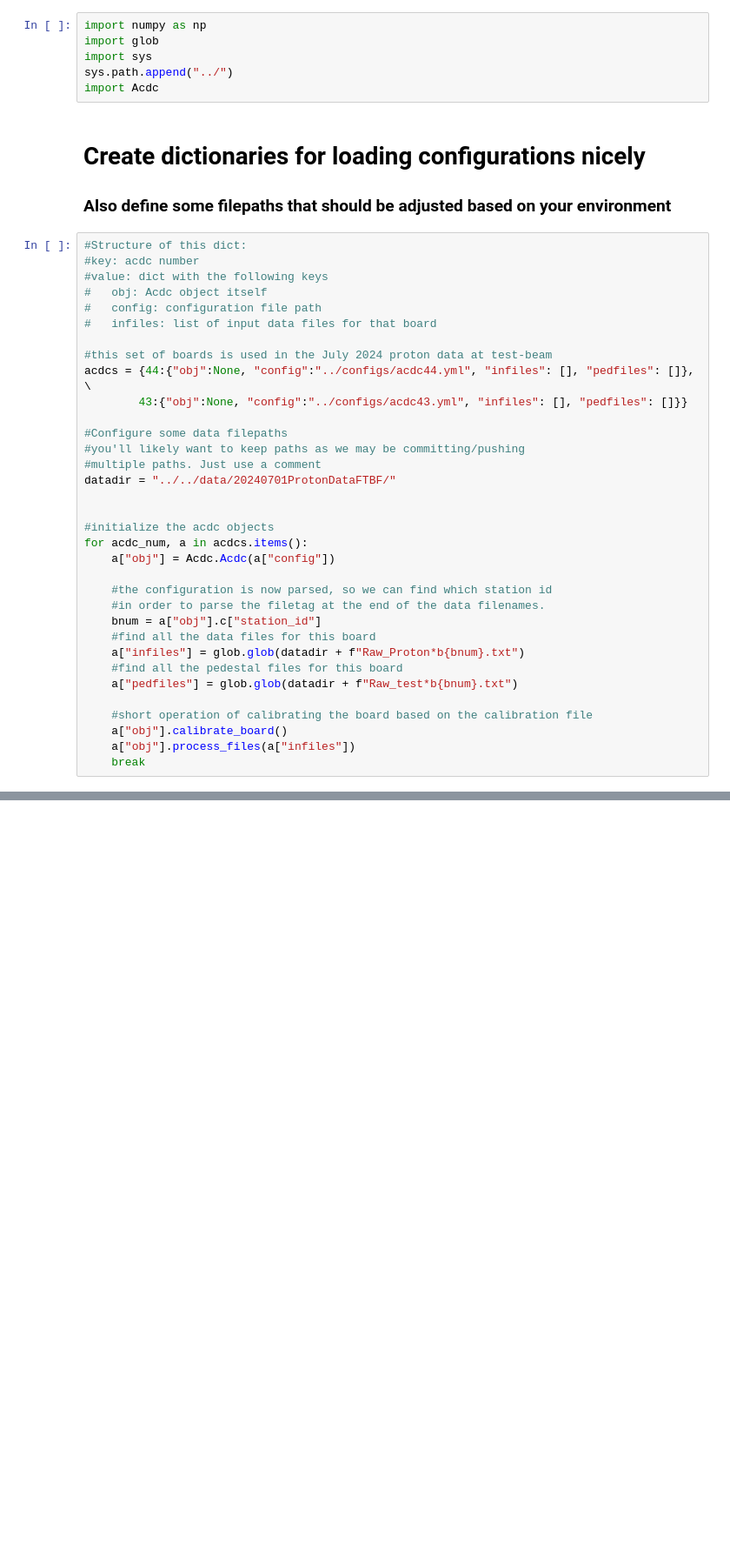
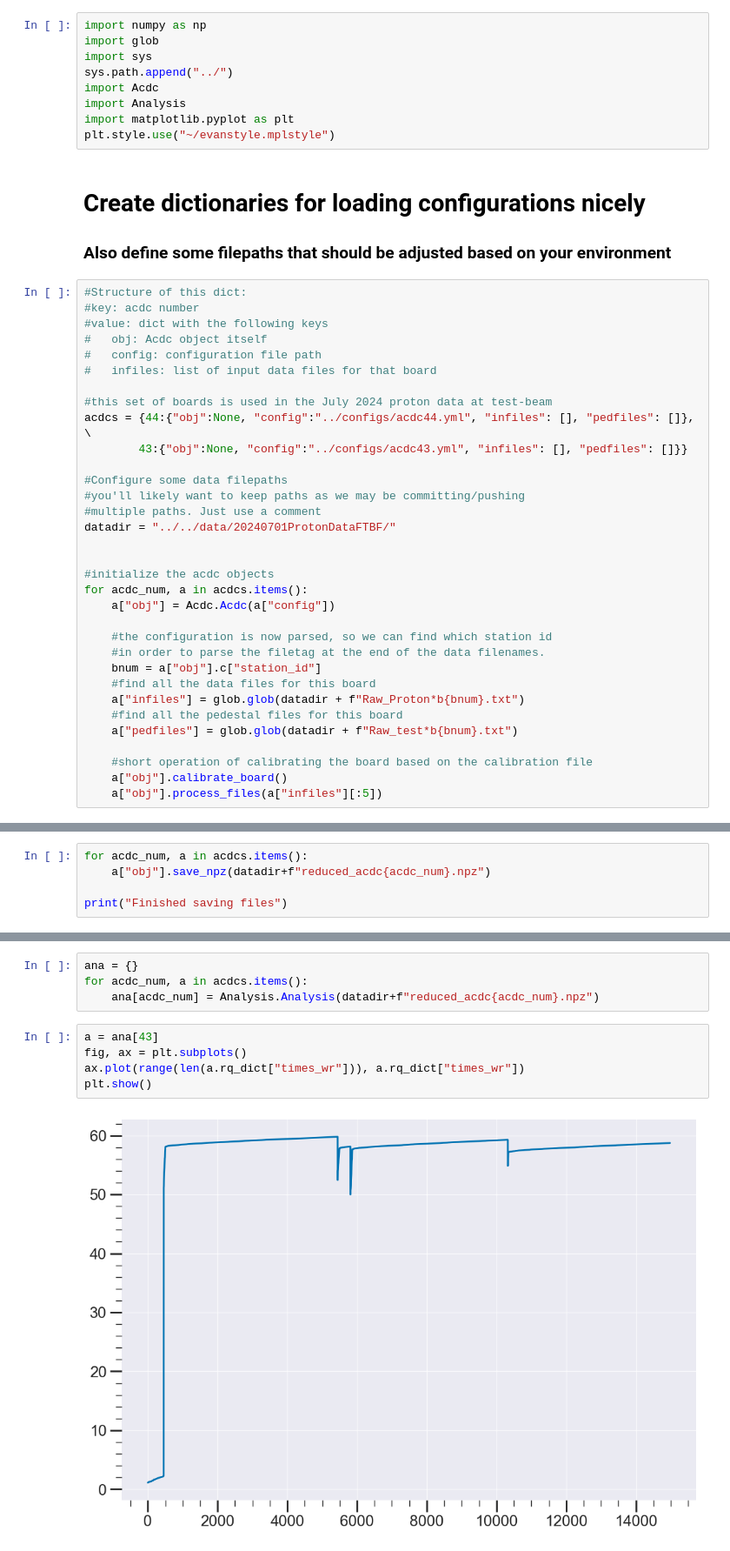
Before and after one commit to FTBF/LAPPD_TOF_Analysis, a Jupyter notebook: notebooks/Minimal-Example.ipynb, the cells around one changed output, grey strips where cells are left out. Shown at 87% size. Saved outputs shown, nothing was run; the diff lists cells and outputs as text; blank space fills up the shorter version.

```diff
--- a/notebooks/Minimal-Example.ipynb
+++ b/notebooks/Minimal-Example.ipynb
@@ -4,6 +4,9 @@ import glob
 import sys
 sys.path.append("../")
 import Acdc
+import Analysis
+import matplotlib.pyplot as plt
+plt.style.use("~/evanstyle.mplstyle")
 # %% [markdown]
 # Create dictionaries for loading configurations nicely
 ### Also define some filepaths that should be adjusted based on your environment
@@ -39,8 +42,7 @@ for acdc_num, a in acdcs.items():
 
     #short operation of calibrating the board based on the calibration file
     a["obj"].calibrate_board()
-    a["obj"].process_files(a["infiles"])
-    break
+    a["obj"].process_files(a["infiles"][:5])
 # %% [output]
 ACDC instantiated
   ACDC:    44
@@ -60,0 +64,5 @@ Wall clock duration: 14.409 s
+# %%
+for acdc_num, a in acdcs.items():
+    a["obj"].save_npz(datadir+f"reduced_acdc{acdc_num}.npz")
+
+print("Finished saving files")
@@ -60,0 +71,11 @@ Wall clock duration: 14.409 s
+# %%
+ana = {}
+for acdc_num, a in acdcs.items():
+    ana[acdc_num] = Analysis.Analysis(datadir+f"reduced_acdc{acdc_num}.npz")
+# %%
+a = ana[43]
+fig, ax = plt.subplots()
+ax.plot(range(len(a.rq_dict["times_wr"])), a.rq_dict["times_wr"])
+plt.show()
+# %% [output]
+[figure, added]
```
Also changed, not shown: parts of 5 cells of this notebook, 6 other files.
